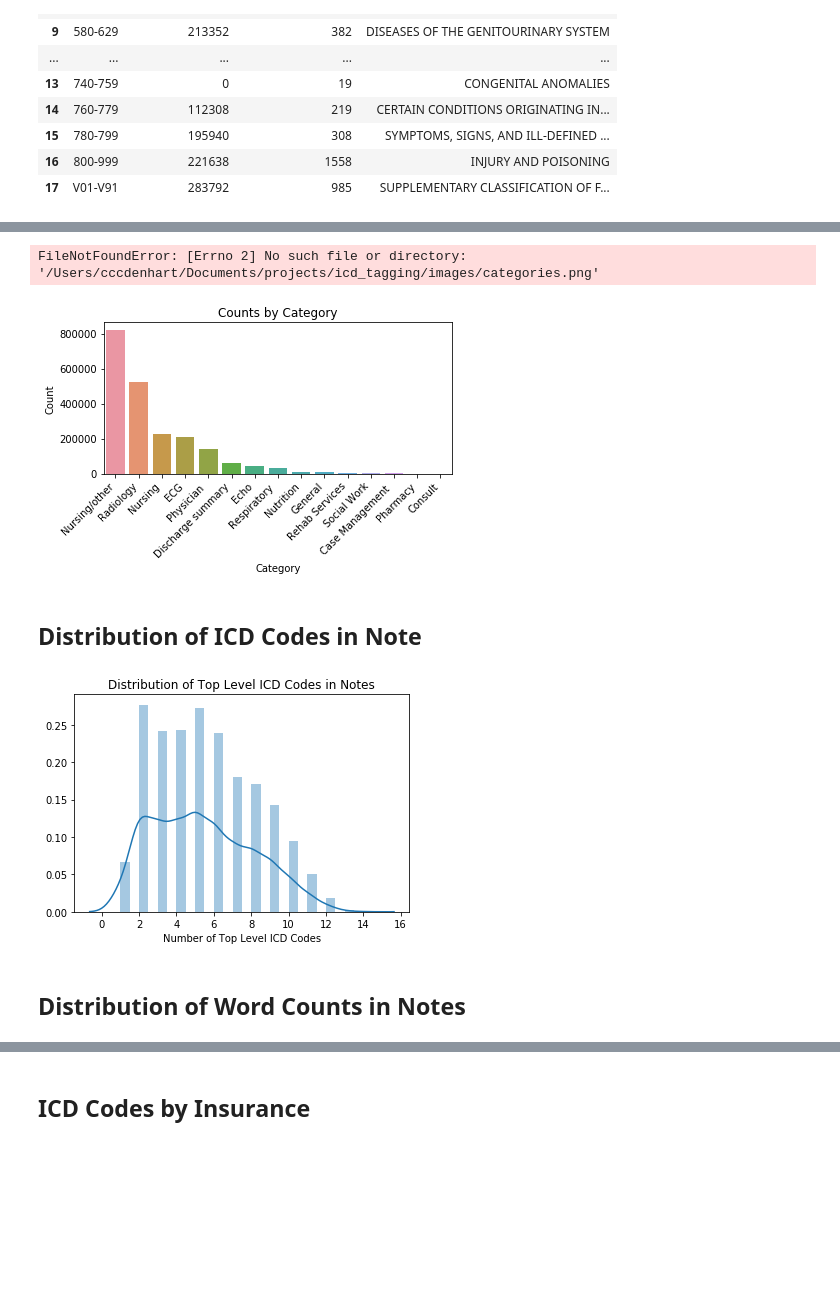
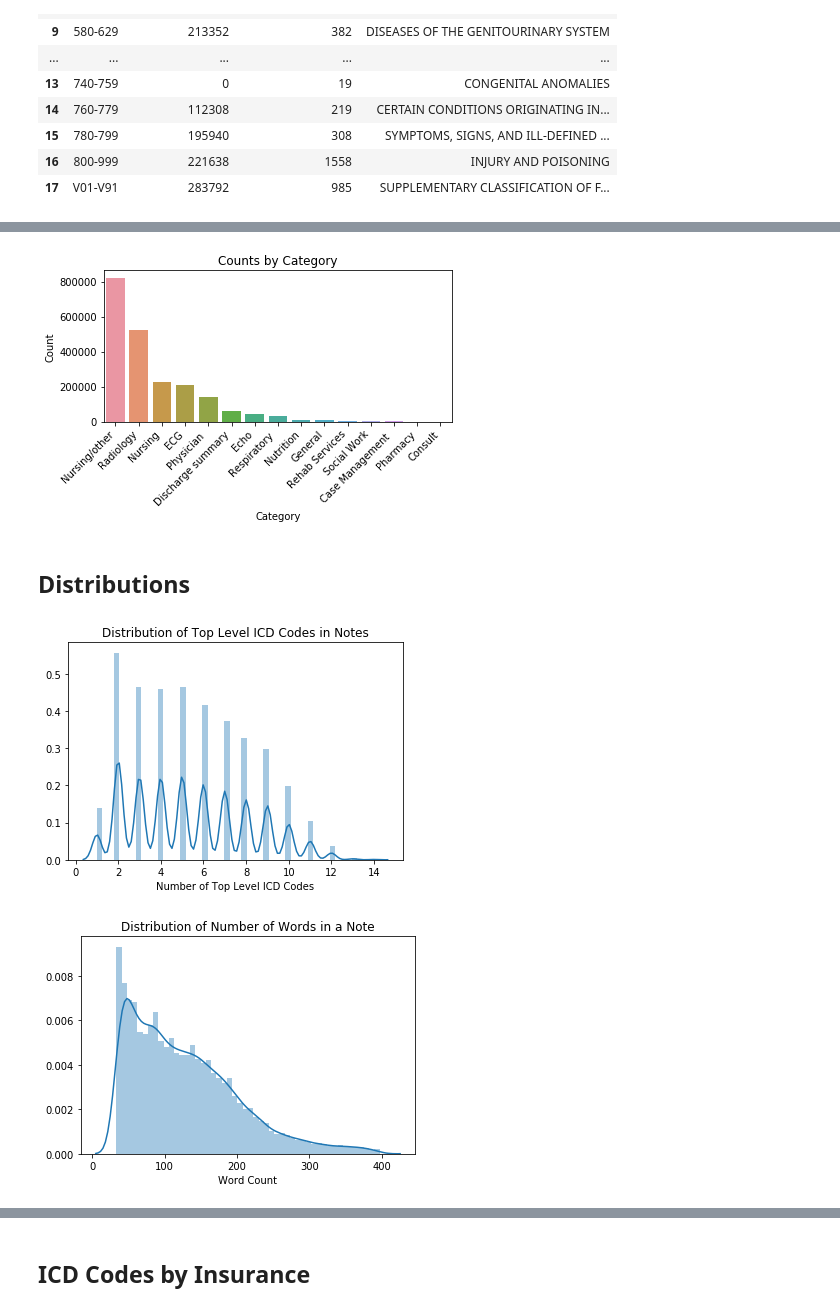
Before and after one commit to cccdenhart/icd-tagging, a Jupyter notebook: report.ipynb, the cells around one changed output, grey strips where cells are left out. Cells and saved outputs as stored; diff of their text form; code cells hidden in the pictures; blank space fills up the shorter version.

```diff
--- a/report.ipynb
+++ b/report.ipynb
@@ -138,7 +103,7 @@ ccounts_df = query_aws(query)
 ccounts_df.columns = ["Category", "Count"]
 ccounts_df = ccounts_df.sort_values("Count", ascending=False)
 # %%
-cat_fp = os.path.join(PROJ_DIR, "images", "categories.png")
+cat_fp = os.path.join(imagedir, "categories.png")
 ax = sns.barplot(x="Category", y="Count", data=ccounts_df)
 ax.set_title("Counts by Category")
 plt.setp(ax.get_xticklabels(), ha="right", rotation=45)
@@ -146,18 +111,26 @@ plt.tight_layout()
 plt.savefig(cat_fp)
 plt.show()
 # %% [output]
-FileNotFoundError: [Errno 2] No such file or directory: '/Users/cccdenhart/Documents/projects/icd_tagging/images/categories.png'
 [figure]
-# %% [markdown]
-## Distribution of ICD Codes in Note
+# %% [markdown]
+## Distributions
+# %%
+icd_lens = [len(r) for r in df["root_names"].tolist()]
+note_lens = notes_df["text"].apply(lambda s: len(re.findall(r'\w+', s)))
+note_lens_mid = lens[lens.between(lens.quantile(.1), lens.quantile(.9))]
 # %%
-lens = [len(r) for r in model_df["roots"].tolist()]
-ax = sns.distplot(lens)
+ax = sns.distplot(icd_lens)
 ax.set(xlabel="Number of Top Level ICD Codes",
        title="Distribution of Top Level ICD Codes in Notes")
-plt.savefig("images/num_icd_codes.png")
+plt.savefig(os.path.join(imagedir, "num_icd_codes.png"))
 plt.show()
+
+ax = sns.distplot(note_lens_mid)
+ax.set_title("Distribution of Number of Words in a Note")
+ax.set_xlabel("Word Count")
+plt.savefig(os.path.join(imagedir, "word_counts.png"))
+
+plt.show()
 # %% [output]
-[figure, old version]
+[figure, new version]
+[figure, added]
-# %% [markdown]
-## Distribution of Word Counts in Notes
```
Also changed, not shown: parts of 29 cells of this notebook, 4 other files.
